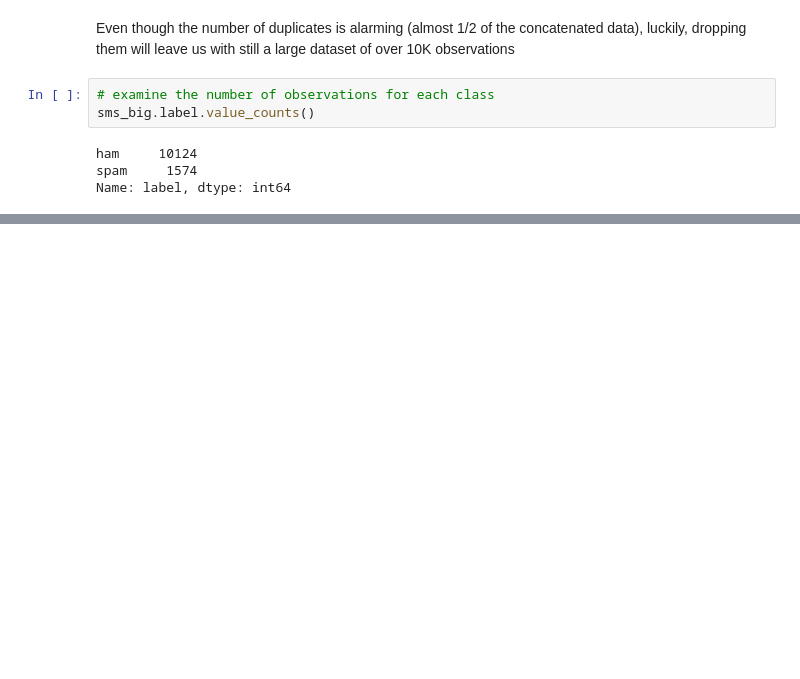
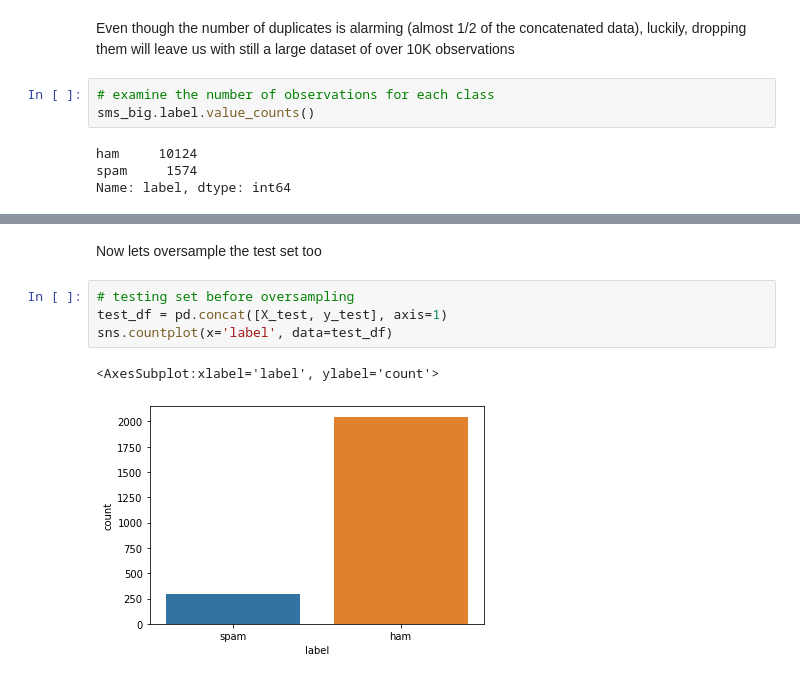
Before and after one commit to SWE-Ahmed/spam-ham-model, a Jupyter notebook: model/spam_ham_model.ipynb, the cells around one changed output, grey strips where cells are left out. Cells and saved outputs as stored; diff of their text form; blank space fills up the shorter version.

```diff
--- a/model/spam_ham_model.ipynb
+++ b/model/spam_ham_model.ipynb
@@ -101,0 +142,9 @@ Name: label, dtype: int64
+# %% [markdown]
+Now lets oversample the test set too
+# %%
+# testing set before oversampling
+test_df = pd.concat([X_test, y_test], axis=1)
+sns.countplot(x='label', data=test_df)
+# %% [output]
+<AxesSubplot:xlabel='label', ylabel='count'>
+[figure, added]
```
Also changed, not shown: parts of 11 cells of this notebook.
